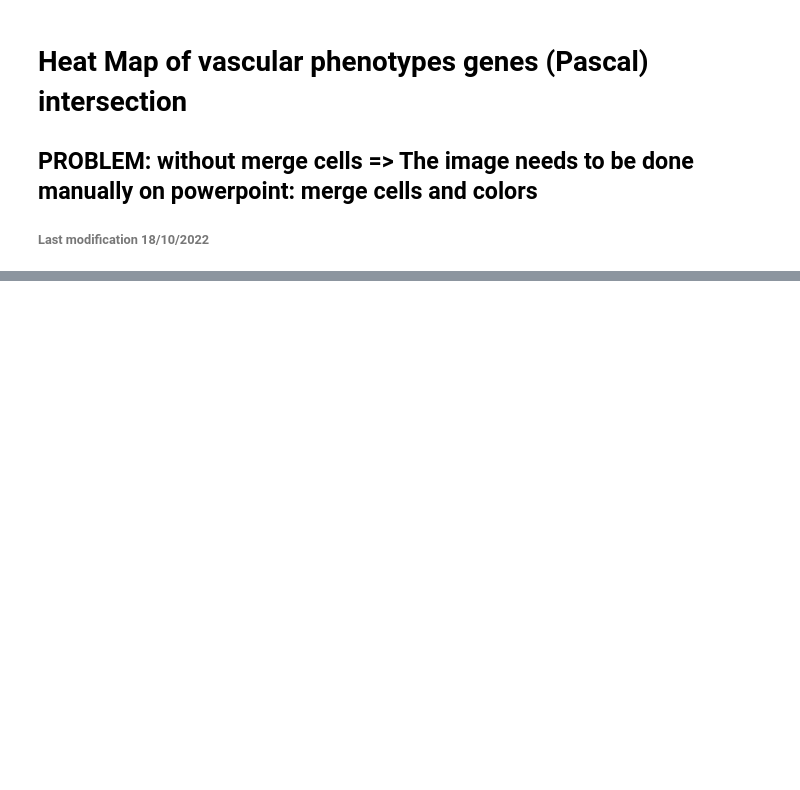
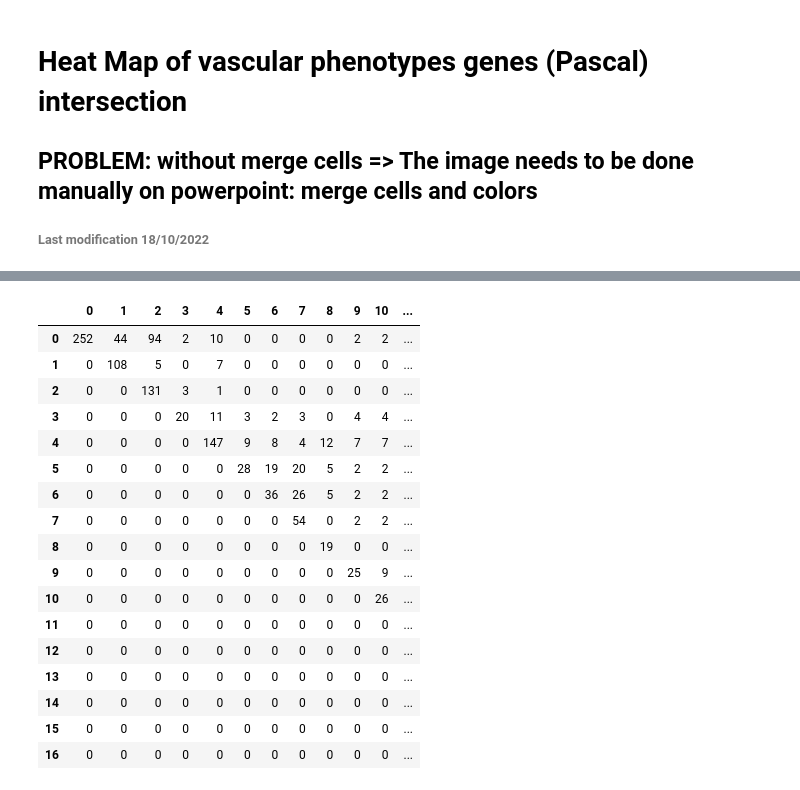
Before and after one commit to BergmannLab/retina-phenotypes, a Jupyter notebook: complementary/GWAS_postprocessing/common_genes_path_snps/Plot_shared_genes.ipynb, the cells around one changed output, grey strips where cells are left out. Drawn from its saved outputs; the diff is of its cells as text; code cells hidden in the pictures; blank space fills up the shorter version.

```diff
--- a/complementary/GWAS_postprocessing/common_genes_path_snps/Plot_shared_genes.ipynb
+++ b/complementary/GWAS_postprocessing/common_genes_path_snps/Plot_shared_genes.ipynb
@@ -112,2 +146,23 @@ results = np_values_new
+# %%
+df_upper
+# %% [output]
+|  | 0 | 1 | 2 | 3 | 4 | 5 | 6 | 7 | 8 | 9 | 10 | ... |
+| 0 | 252 | 44 | 94 | 2 | 10 | 0 | 0 | 0 | 0 | 2 | 2 | ... |
+| 1 | 0 | 108 | 5 | 0 | 7 | 0 | 0 | 0 | 0 | 0 | 0 | ... |
+| 2 | 0 | 0 | 131 | 3 | 1 | 0 | 0 | 0 | 0 | 0 | 0 | ... |
+| 3 | 0 | 0 | 0 | 20 | 11 | 3 | 2 | 3 | 0 | 4 | 4 | ... |
+| 4 | 0 | 0 | 0 | 0 | 147 | 9 | 8 | 4 | 12 | 7 | 7 | ... |
+| 5 | 0 | 0 | 0 | 0 | 0 | 28 | 19 | 20 | 5 | 2 | 2 | ... |
+| 6 | 0 | 0 | 0 | 0 | 0 | 0 | 36 | 26 | 5 | 2 | 2 | ... |
+| 7 | 0 | 0 | 0 | 0 | 0 | 0 | 0 | 54 | 0 | 2 | 2 | ... |
+| 8 | 0 | 0 | 0 | 0 | 0 | 0 | 0 | 0 | 19 | 0 | 0 | ... |
+| 9 | 0 | 0 | 0 | 0 | 0 | 0 | 0 | 0 | 0 | 25 | 9 | ... |
+| 10 | 0 | 0 | 0 | 0 | 0 | 0 | 0 | 0 | 0 | 0 | 26 | ... |
+| 11 | 0 | 0 | 0 | 0 | 0 | 0 | 0 | 0 | 0 | 0 | 0 | ... |
+| 12 | 0 | 0 | 0 | 0 | 0 | 0 | 0 | 0 | 0 | 0 | 0 | ... |
+| 13 | 0 | 0 | 0 | 0 | 0 | 0 | 0 | 0 | 0 | 0 | 0 | ... |
+| 14 | 0 | 0 | 0 | 0 | 0 | 0 | 0 | 0 | 0 | 0 | 0 | ... |
+| 15 | 0 | 0 | 0 | 0 | 0 | 0 | 0 | 0 | 0 | 0 | 0 | ... |
+| 16 | 0 | 0 | 0 | 0 | 0 | 0 | 0 | 0 | 0 | 0 | 0 | ... |
 # %%
 # Define the plot
```
Also changed, not shown: parts of 10 cells of this notebook, 7 other files.
